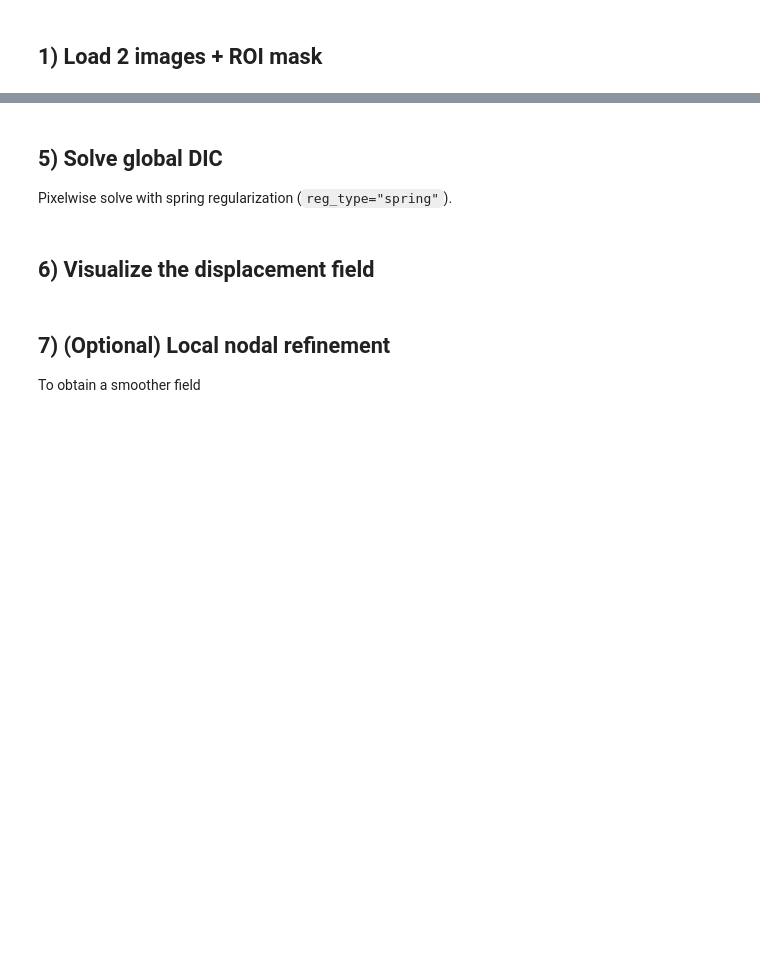
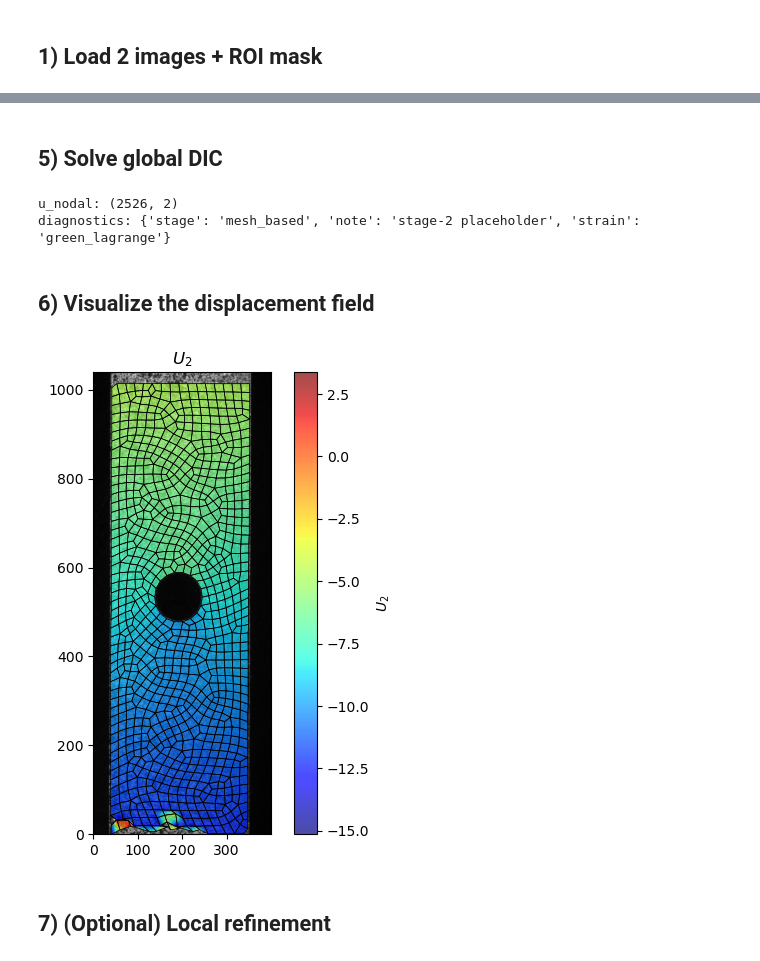
Before and after one commit to EmileRouxSMB/D2IC, a Jupyter notebook: doc/01_Simple2D_DIC.ipynb, the cells around one changed output, grey strips where cells are left out. Cells and saved outputs as stored; diff of their text form; code cells hidden in the pictures; blank space fills up the shorter version.

```diff
--- a/doc/01_Simple2D_DIC.ipynb
+++ b/doc/01_Simple2D_DIC.ipynb
@@ -148,43 +152,21 @@ disp_guess = np.asarray(disp_guess, dtype=float)
 # %% [markdown]
 ## 5) Solve global DIC
-
-Pixelwise solve with spring regularization (`reg_type="spring"`).
 # %%
-displacement, history = dic.run_dic(
-    im_ref,
-    im_def,
-    disp_guess=disp_guess,
-    max_iter=400,
-    tol=1e-3,
-    reg_type="spring",
-    alpha_reg=0.1,
-    save_history=True,
-)
-
-hist = np.asarray(history)
-print("Last state:", hist[-1])
-
-fig, ax = plt.subplots(1, 2, figsize=(10, 3))
-ax[0].semilogy(hist[:, 0])
-ax[0].set_title("Objective J")
-ax[0].set_xlabel("iter")
-ax[1].semilogy(hist[:, 1])
-ax[1].set_title("||grad||")
-ax[1].set_xlabel("iter")
-plt.tight_layout()
+result = dic_mesh.run(im_def)
+u = np.asarray(result.u_nodal)
+print('u_nodal:', u.shape)
+print('diagnostics:', result.diagnostics.info)
+# %% [output]
+u_nodal: (2526, 2)
+diagnostics: {'stage': 'mesh_based', 'note': 'stage-2 placeholder', 'strain': 'green_lagrange'}
 # %% [markdown]
 ## 6) Visualize the displacement field
 # %%
-plotter = DICPlotter(
-    background_image=im_def,
-    displacement=np.asarray(displacement),
-    dic_object=dic,
-)
-
-fig, _ = plotter.plot_displacement_component("Uy", image_alpha=0.7)
+plotter = DICPlotter(result=result, mesh=mesh, def_image=im_def, ref_image=im_ref)
+fig, ax = plotter.plot('u2', image_alpha=0.7, plotmesh=True)
 plt.show()
+# %% [output]
+[figure, added]
 # %% [markdown]
-## 7) (Optional) Local nodal refinement
-
-To obtain a smoother field
+## 7) (Optional) Local refinement
 # %%
```
Also changed, not shown: parts of 12 cells of this notebook, 3 other files.
